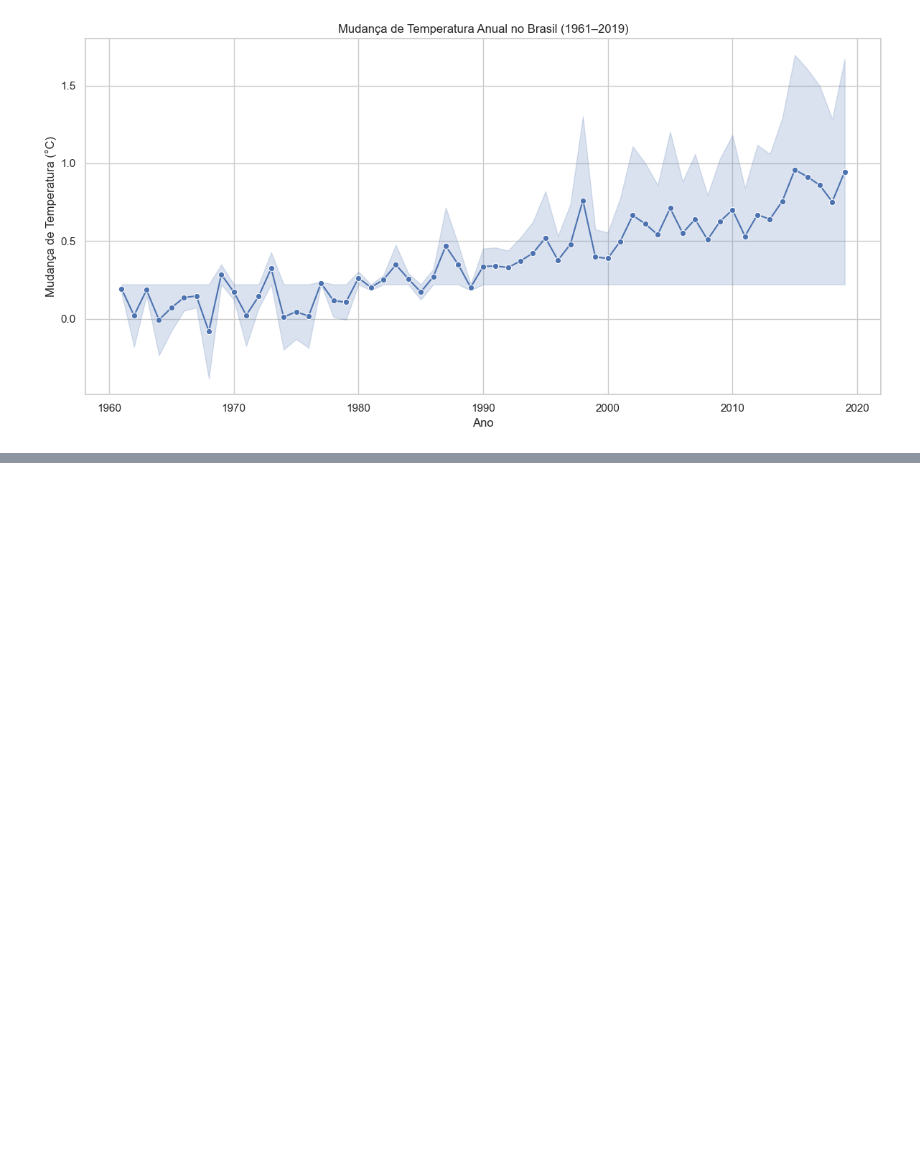
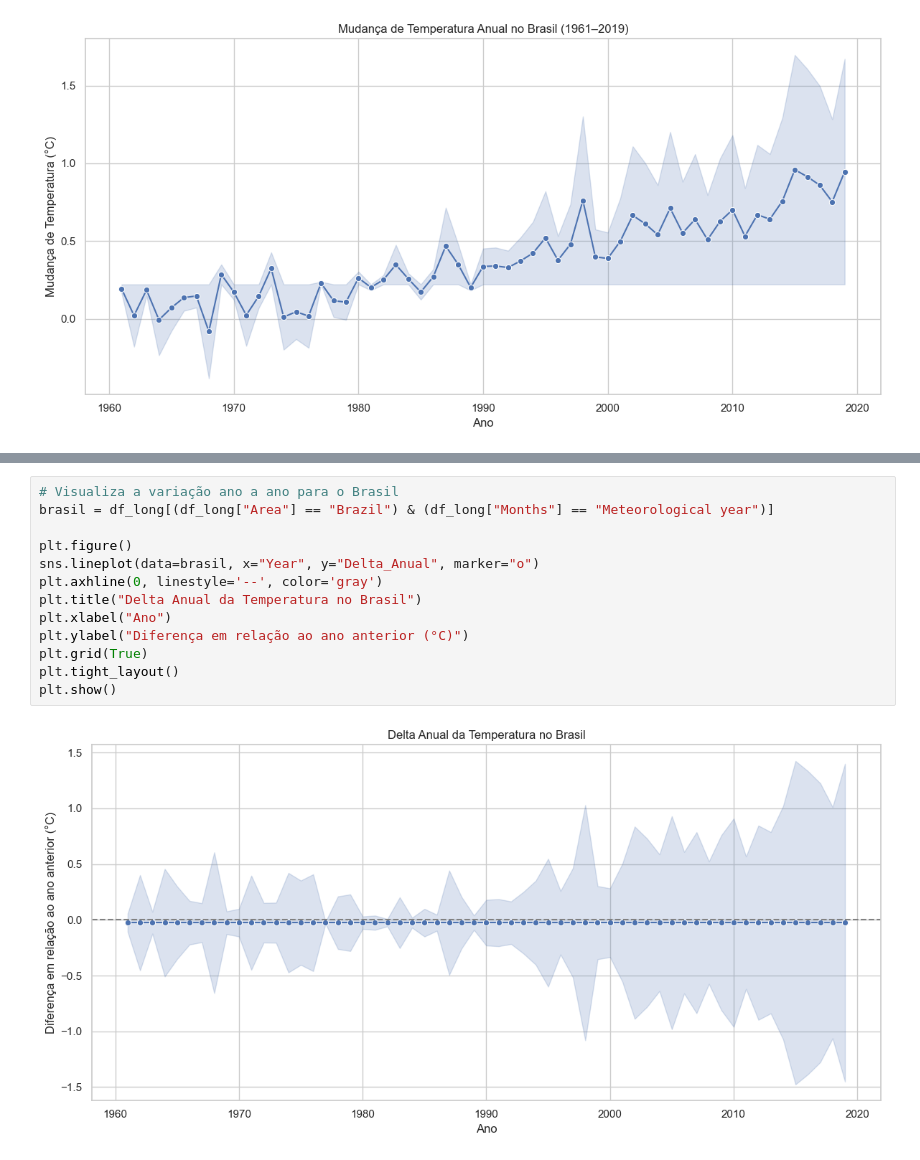
Before and after one commit to xXeverton/Introducao-ciencia-de-dados, a Jupyter notebook: notebooks/exploracao_dados.ipynb, the cells around one changed output, grey strips where cells are left out. Drawn from its saved outputs; the diff is of its cells as text; blank space fills up the shorter version.

```diff
--- a/notebooks/exploracao_dados.ipynb
+++ b/notebooks/exploracao_dados.ipynb
@@ -119,0 +164,15 @@ df_long["Z_Score"] = df_long.groupby("Area")["Value"].transform(lambda x: (x - x
+# %%
+# Visualiza a variação ano a ano para o Brasil
+brasil = df_long[(df_long["Area"] == "Brazil") & (df_long["Months"] == "Meteorological year")]
+
+plt.figure()
+sns.lineplot(data=brasil, x="Year", y="Delta_Anual", marker="o")
+plt.axhline(0, linestyle='--', color='gray')
+plt.title("Delta Anual da Temperatura no Brasil")
+plt.xlabel("Ano")
+plt.ylabel("Diferença em relação ao ano anterior (°C)")
+plt.grid(True)
+plt.tight_layout()
+plt.show()
+# %% [output]
+[figure, added]
```
Also changed, not shown: parts of 13 cells of this notebook.
